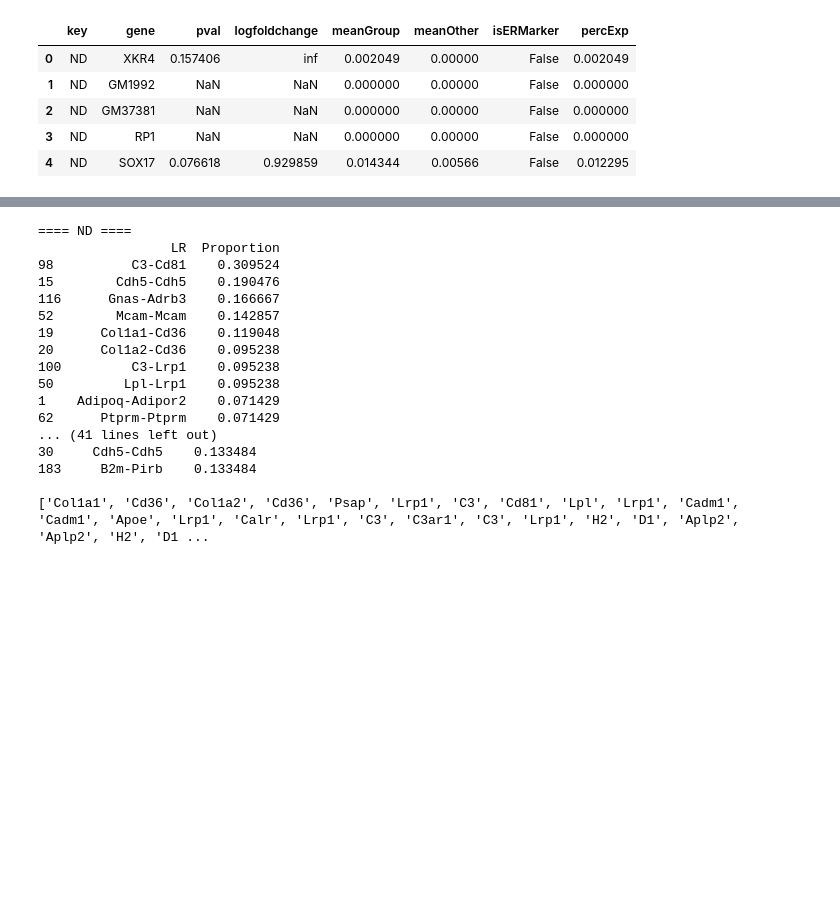
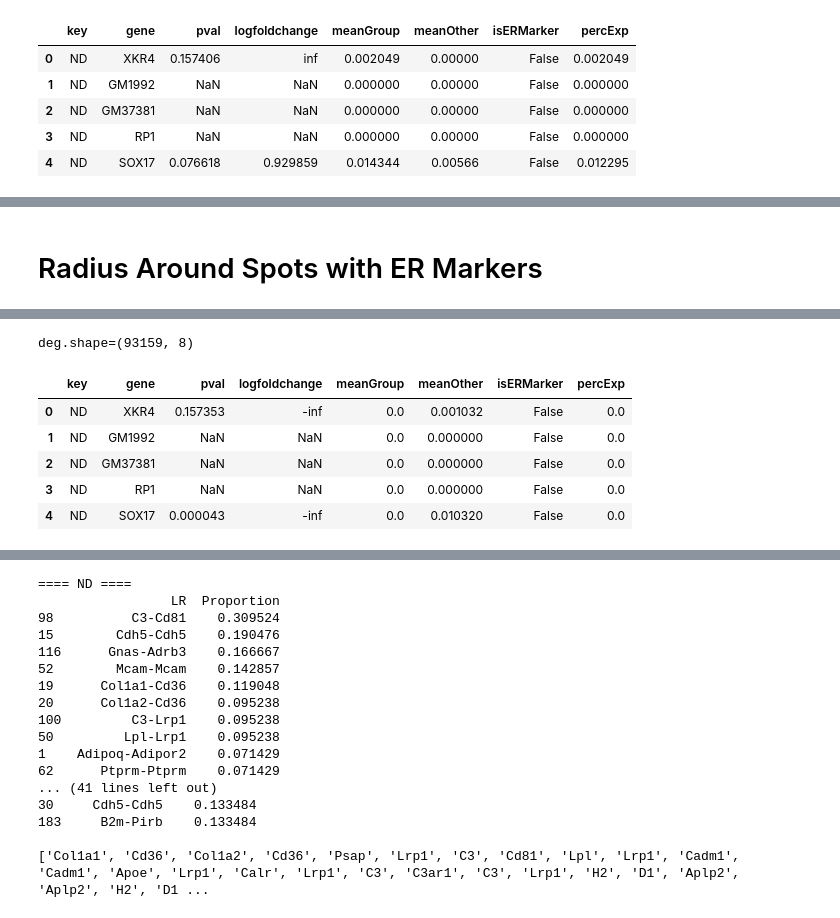
Before and after one commit to CooperStansbury/spatial_transcriptomics, a Jupyter notebook: clustering/ERstress.ipynb, the cells around one changed output, grey strips where cells are left out. Drawn from its saved outputs; the diff is of its cells as text; code cells hidden in the pictures; blank space fills up the shorter version.

```diff
--- a/clustering/ERstress.ipynb
+++ b/clustering/ERstress.ipynb
@@ -546,0 +768,73 @@ Tue Jan 10 14:47:08 2023 INFO Performing Enichr analysis using database GO_Biolo
+# %% [markdown]
+# Radius Around Spots with ER Markers
+# %%
+"""Same as above, but with a neighborhood """
+t = 25
+k = 6
+
+deg = []
+
+for i, key in enumerate(keys):
+    print(f"running {key}....")
+    kdf = df[df['key'] == key]
+    sdf = spt[key]
+    genes = sdf.columns.to_list()
+
+    X = sdf[ire].astype(bool).sum(axis=1)
+    mask = X > t
+
+    print(f"{mask.sum()} ({mask.sum()/len(mask):.3f}) {key} spots have > {t} ER genes")
+
+    X = kdf[['spotId', 'x', 'y']]
+    X = X.set_index('spotId')
+
+    tree = BallTree(X, leaf_size=10, metric='euclidean')
+    dist, ind = tree.query(X[mask], k=k)
+
+    indx = np.unique(np.ravel(ind))
+
+    print(f"{len(indx)} ({len(indx) / len(mask):.3f}) are within {k} neigherbors of query spots")
+    spotIds = X.index[indx]
+
+    spots = kdf[kdf['spotId'].isin(spotIds)]
+    print(spots[sorted(cTypes)].mean(axis=0), '\n')
+
+    inGroup = sdf[sdf.index.isin(spotIds)]
+    outGroup = sdf[~sdf.index.isin(spotIds)]
+
+    for i, g in enumerate(genes):
+
+        scores, pvals = stats.ttest_ind_from_stats(
+            mean1=inGroup[g].mean(),
+            std1=inGroup[g].std(),
+            nobs1=inGroup.shape[0],
+            mean2=outGroup[g].mean(),
+            std2=outGroup[g].std(),
+            nobs2=outGroup.shape[0],
+            equal_var=False,  # Welch's
+        )
+
+        lfc =  np.log(inGroup[g].mean()) - np.log(outGroup[g].mean())
+        p = inGroup[g].astype(bool).sum() / len(spotIds)
+
+        isERMarker = False
+        if g in ire:
+            isERMarker = True
+
+        row = {
+            'key' : key,
+            'gene' : g,
+            'pval' : pvals,
+            'logfoldchange' : lfc,
+            'meanGroup' : inGroup[g].mean(),
+            'meanOther' : outGroup[g].mean(),
+            'isERMarker' : isERMarker,
+            'percExp' : p,
+        }
+
+        deg.append(row)
+
+deg = pd.DataFrame(deg)
+print(f"{deg.shape=}")
+deg.head()
+# %% [output]
@@ -546,0 +886,7 @@ Tue Jan 10 14:47:08 2023 INFO Performing Enichr analysis using database GO_Biolo
+deg.shape=(93159, 8)
+|  | key | gene | pval | logfoldchange | meanGroup | meanOther | isERMarker | percExp |
+| 0 | ND | XKR4 | 0.157353 | -inf | 0.0 | 0.001032 | False | 0.0 |
+| 1 | ND | GM1992 | NaN | NaN | 0.0 | 0.000000 | False | 0.0 |
+| 2 | ND | GM37381 | NaN | NaN | 0.0 | 0.000000 | False | 0.0 |
+| 3 | ND | RP1 | NaN | NaN | 0.0 | 0.000000 | False | 0.0 |
+| 4 | ND | SOX17 | 0.000043 | -inf | 0.0 | 0.010320 | False | 0.0 |
```
Also changed, not shown: parts of 28 cells of this notebook, 3 other files.
